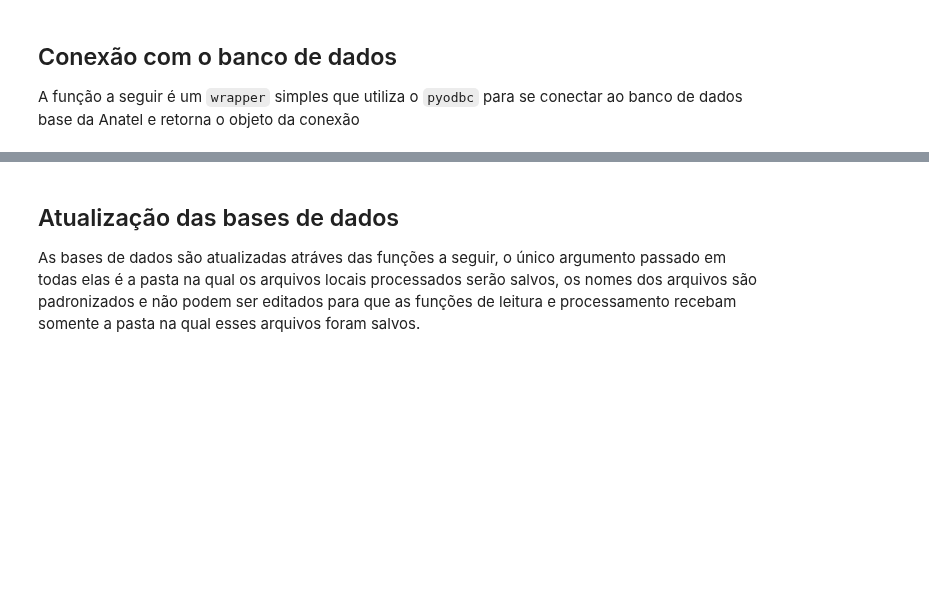
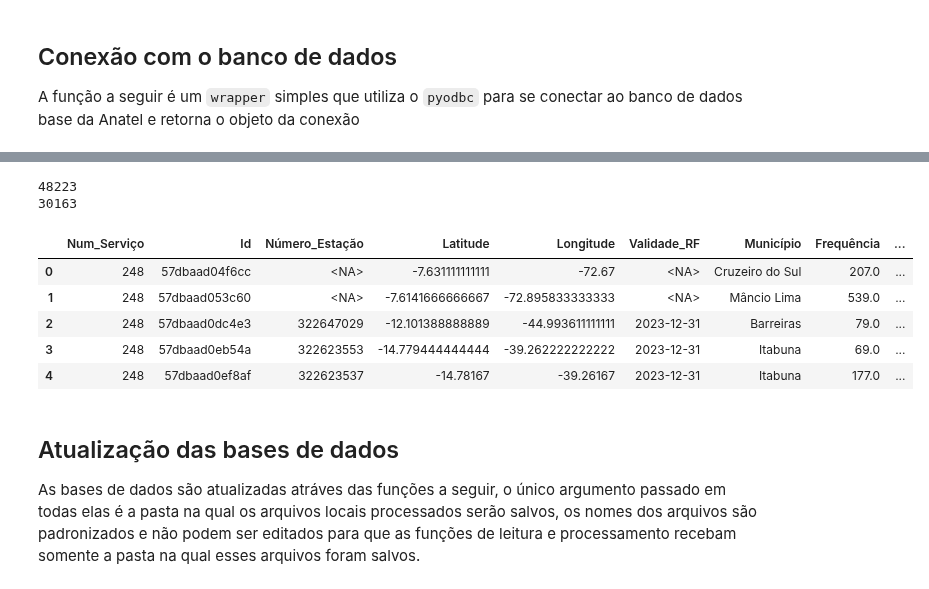
Before and after one commit to ronaldokun/anateldb, a Jupyter notebook: nbs/updates.ipynb, the cells around one changed output, grey strips where cells are left out. Saved outputs shown, nothing was run; the diff lists cells and outputs as text; code cells hidden in the pictures; blank space fills up the shorter version.

Commit message:
Adapatação da consulta mosaico para MongoDB

```diff
--- a/nbs/updates.ipynb
+++ b/nbs/updates.ipynb
@@ -200,6 +252,22 @@ def clean_mosaico(df: pd.DataFrame, # DataFrame com os dados de Estações e Pla
     ].apply(lambda x: Decimal(x) / Decimal(1000))
     df.loc[:, "Validade_RF"] = df.Validade_RF.astype("string").str.slice(0, 10)
     return df.drop_duplicates(keep="first").reset_index(drop=True)
+# %%
+mosaico_df = estacoes_df.merge(plano_basico_df, on="Id", how="left")
+print(len(mosaico_df.index))
+mosaico_df = clean_mosaico(mosaico_df, '../dados')
+print(len(mosaico_df.index))
+display(mosaico_df.head())
+# mosaico_df.to_csv('../dados/mosaico_df_xml.csv', sep=';', encoding='utf-8')
+# %% [output]
+48223
+30163
+|  | Num_Serviço | Id | Número_Estação | Latitude | Longitude | Validade_RF | Município | Frequência | ... |
+| 0 | 248 | 57dbaad04f6cc | <NA> | -7.631111111111 | -72.67 | <NA> | Cruzeiro do Sul | 207.0 | ... |
+| 1 | 248 | 57dbaad053c60 | <NA> | -7.6141666666667 | -72.895833333333 | <NA> | Mâncio Lima | 539.0 | ... |
+| 2 | 248 | 57dbaad0dc4e3 | 322647029 | -12.101388888889 | -44.993611111111 | 2023-12-31 | Barreiras | 79.0 | ... |
+| 3 | 248 | 57dbaad0eb54a | 322623553 | -14.779444444444 | -39.262222222222 | 2023-12-31 | Itabuna | 69.0 | ... |
+| 4 | 248 | 57dbaad0ef8af | 322623537 | -14.78167 | -39.26167 | 2023-12-31 | Itabuna | 177.0 | ... |
 # %% [markdown]
 ## Atualização das bases de dados
 As bases de dados são atualizadas atráves das funções a seguir, o único argumento passado em todas elas é a pasta na qual os arquivos locais processados serão salvos, os nomes dos arquivos são padronizados e não podem ser editados para que as funções de leitura e processamento recebam somente a pasta na qual esses arquivos foram salvos.
```
Also changed, not shown: parts of 6 cells of this notebook, 8 other files.
